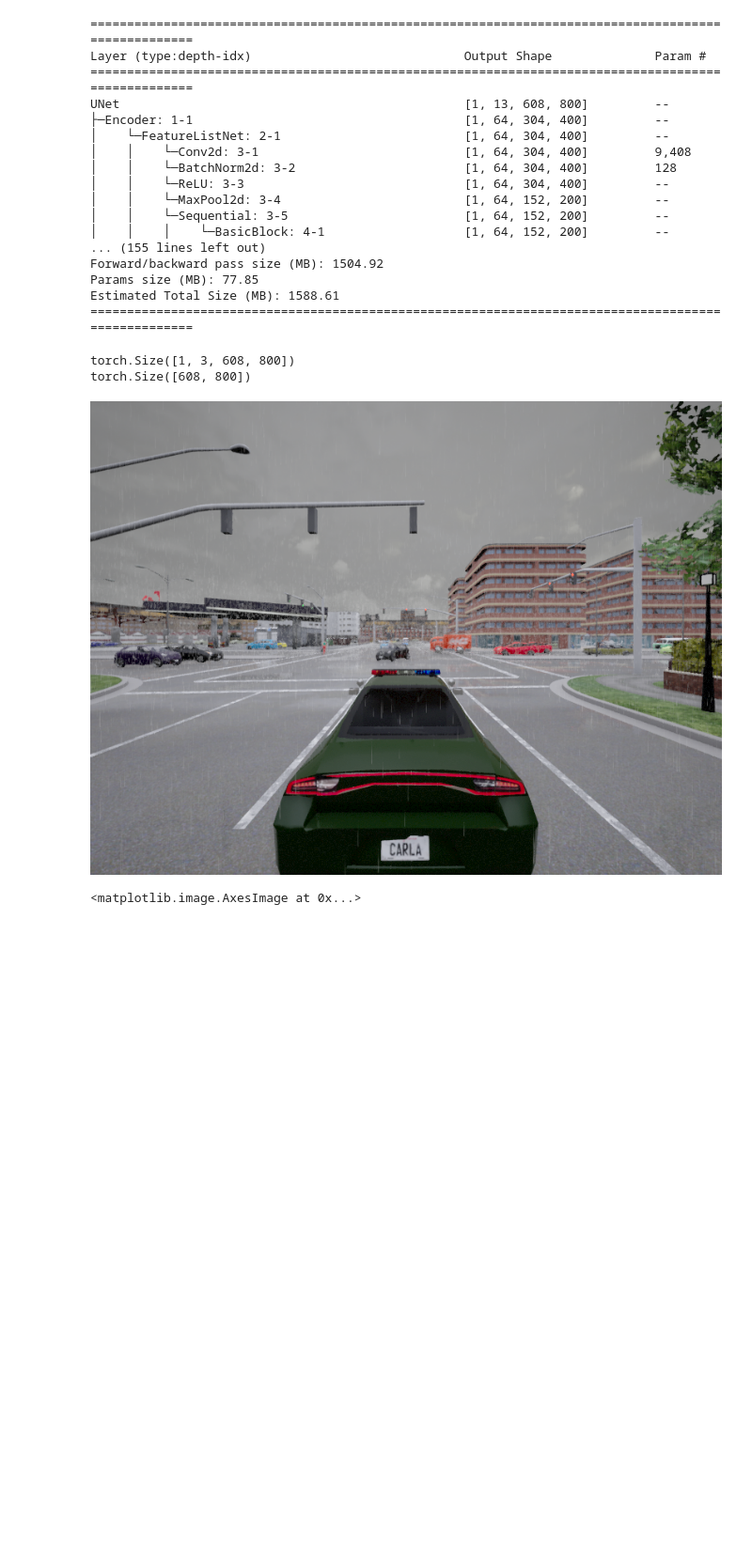
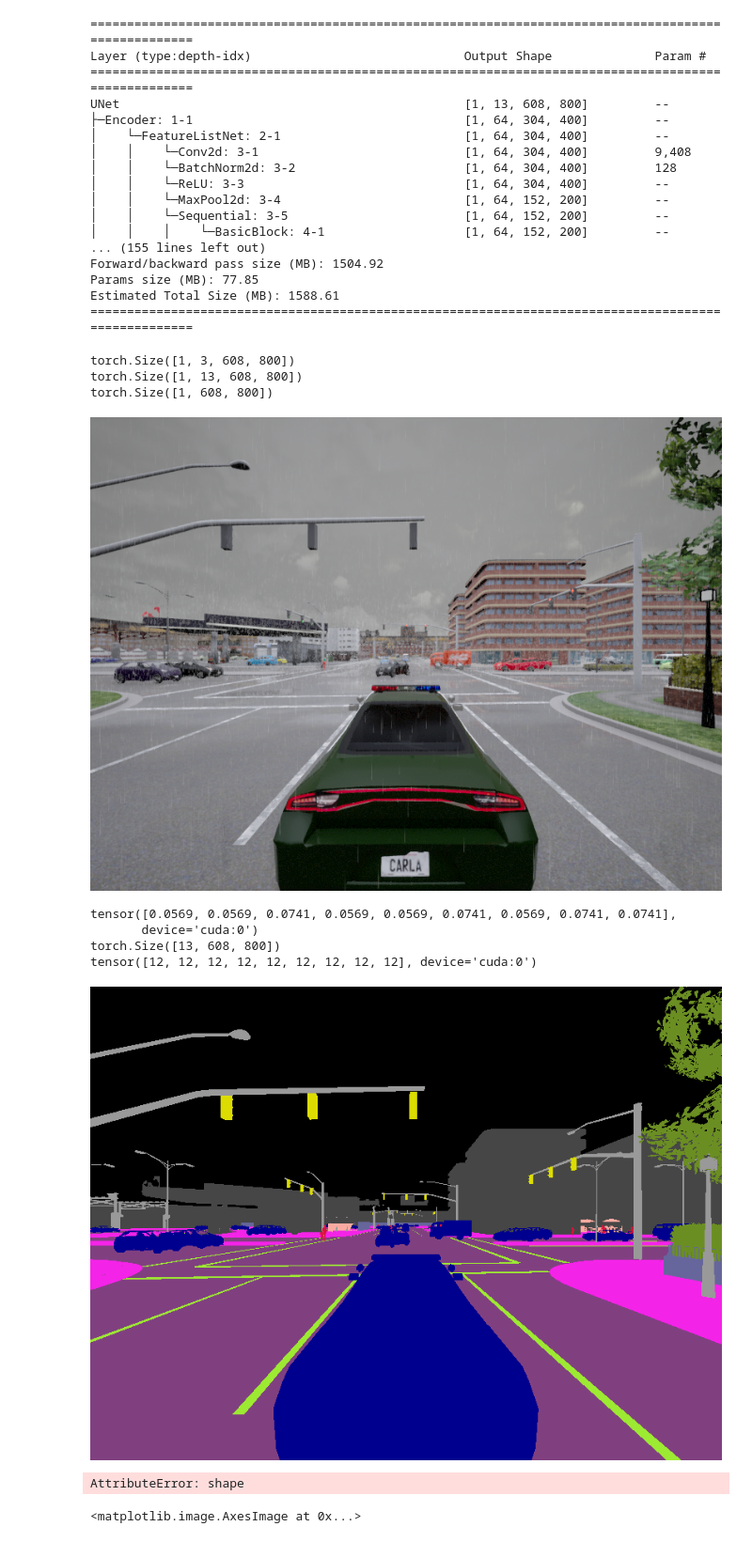
Before and after one commit to itiv-kit/dnn-model-exploration, a Jupyter notebook: doodle_scripts/unet.ipynb, the cells around one changed output. Shown: that part at 94% size. Saved outputs shown, nothing was run; the diff lists cells and outputs as text; code cells hidden in the pictures; blank space fills up the shorter version.

```diff
--- a/doodle_scripts/unet.ipynb
+++ b/doodle_scripts/unet.ipynb
@@ -50,14 +44,39 @@ input_tensor = preprocess(input_image)
 input_batch = input_tensor.unsqueeze(0).to('cuda')  # create a mini-batch as expected by the model
 print(input_batch.shape)
 
-output = m(input_batch)[0]
-output_pred = output.argmax(0)
+output = m(input_batch)
+print(output.shape)
+output_pred = output.argmax(1)
 print(output_pred.shape)
 display(input_image)
 # %% [output]
 torch.Size([1, 3, 608, 800])
-torch.Size([608, 800])
+torch.Size([1, 13, 608, 800])
+torch.Size([1, 608, 800])
 [figure]
+# %%
+print(input_batch[0][0][0][0:9])
+print(output.shape)
+print(output_pred[0][0:9])
+# %% [output]
+tensor([0.0569, 0.0569, 0.0741, 0.0569, 0.0569, 0.0741, 0.0569, 0.0741, 0.0741],
+       device='cuda:0')
+torch.Size([13, 608, 800])
+tensor([12, 12, 12, 12, 12, 12, 12, 12, 12], device='cuda:0')
+# %%
+target = '/tools/datasets/DAVID/Labels/Video_021/v021_0233.png'
+target_image = Image.open(target)
+
+display(target_image)
+
+VOC_COLORMAP = [
+    [0, 220, 220], [70, 70, 70], [153, 153, 190], [160, 170, 250],
+    [60, 20, 220], [153, 153, 153], [50, 234, 157], [128, 64, 128],
+    [232, 35, 244], [35, 142, 107], [142, 0, 0], [156, 102, 102], [0, 0, 0]
+]
+# %% [output]
+[figure, added]
+AttributeError: shape
 # %%
 
 palette = torch.tensor([2 ** 25 - 1, 2 ** 15 - 1, 2 ** 21 - 1])
```
Also changed, not shown: parts of 8 cells of this notebook, 10 other files.
